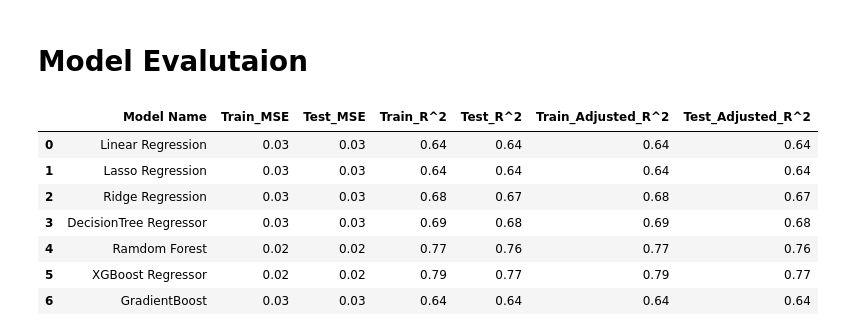
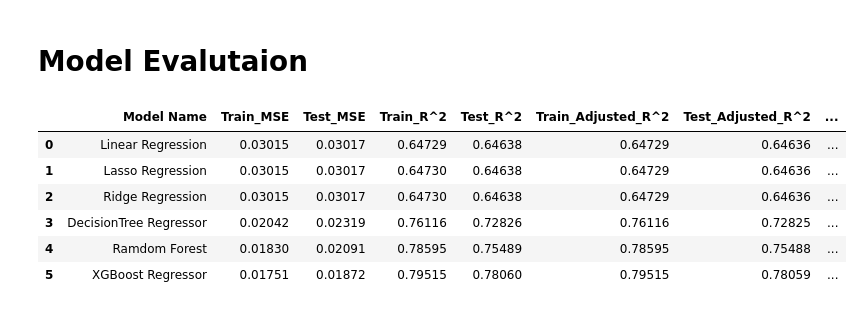
Before and after one commit to NaithaniAR/CapstoneProject-MLRegression, a Jupyter notebook: NYC_Taxi_Trip_Time_Prediction_Capstone_Project.ipynb, the cells around one changed output. Saved outputs shown, nothing was run; the diff lists cells and outputs as text; code cells hidden in the pictures.

```diff
--- a/NYC_Taxi_Trip_Time_Prediction_Capstone_Project.ipynb
+++ b/NYC_Taxi_Trip_Time_Prediction_Capstone_Project.ipynb
@@ -76,5 +69,5 @@ Reading Dataset into df.
 df=pd.read_csv('/content/drive/MyDrive/Almabetter Projects /NYC Taxi Trip Time Prediction /NYC Data/NYC Taxi Data.csv',parse_dates=['pickup_datetime','dropoff_datetime'])
 
 #To suppres scientific notation.
-pd.options.display.float_format = '{:.2f}'.format
+pd.options.display.float_format = '{:.5f}'.format
 pd.set_option('display.max_columns', None)
@@ -1459,33 +1349,23 @@ except Exception:
 # Model Evalutaion
 # %%
 import warnings; warnings.simplefilter('ignore')
-# %%
-models= ['Linear Regression', 'Lasso Regression', 'Ridge Regression','DecisionTree Regressor','Ramdom Forest','XGBoost Regressor','GradientBoost']
-
-#TEST
-test_mse= [lr_test_mse,lasso_test_mse,dtr_test_mse,forest_test_mse,gbr_test_mse,xgb_test_mse,ridge_test_mse]
-test_r2=[lr_test_r2,lasso_test_r2,dtr_test_r2,forest_test_r2,gbr_test_r2,xgb_test_r2,ridge_test_r2]
-test_adjr2=[lr_test_ar2_,lasso_test_ar2_,dtr_test_ar2_,forest_test_ar2_,gbr_test_ar2_,xgb_test_ar2_,ridge_test_ar2_]
-#TRAIN
-train_mse=[lr_train_mse,lasso_train_mse,dtr_train_mse,forest_train_mse,gbr_train_mse,xgb_train_mse,ridge_train_mse]
-train_r2=[lr_train_r2,lasso_train_r2,dtr_train_r2,forest_train_r2,gbr_train_r2,xgb_train_r2,ridge_train_r2]
-train_adjr2=[lr_train_ar2_,lasso_train_ar2_,dtr_train_ar2_,forest_train_ar2_,gbr_train_ar2_,xgb_train_ar2_,ridge_train_ar2_]
 # %%
+models= ['Linear Regression', 'Lasso Regression', 'Ridge Regression','DecisionTree Regressor','Ramdom Forest','XGBoost Regressor','GradientBoost']
 with pd.option_context('display.precision', 10):
  model_comparison = pd.DataFrame({'Model Name': models,
                           'Train_MSE': train_mse,'Test_MSE': test_mse,
                           'Train_R^2': train_r2, 'Test_R^2': test_r2,
-                          'Train_Adjusted_R^2': train_adjr2, 'Test_Adjusted_R^2': test_adjr2})
+                          'Train_Adjusted_R^2': train_adjr2, 'Test_Adjusted_R^2': test_adjr2,
+                          'Test Rsme': test_rmse,'Train Rsme': train_rmse})
 model_comparison
 # %% [output]
-|  | Model Name | Train_MSE | Test_MSE | Train_R^2 | Test_R^2 | Train_Adjusted_R^2 | Test_Adjusted_R^2 |
-| 0 | Linear Regression | 0.03 | 0.03 | 0.64 | 0.64 | 0.64 | 0.64 |
-| 1 | Lasso Regression | 0.03 | 0.03 | 0.64 | 0.64 | 0.64 | 0.64 |
-| 2 | Ridge Regression | 0.03 | 0.03 | 0.68 | 0.67 | 0.68 | 0.67 |
-| 3 | DecisionTree Regressor | 0.03 | 0.03 | 0.69 | 0.68 | 0.69 | 0.68 |
-| 4 | Ramdom Forest | 0.02 | 0.02 | 0.77 | 0.76 | 0.77 | 0.76 |
-| 5 | XGBoost Regressor | 0.02 | 0.02 | 0.79 | 0.77 | 0.79 | 0.77 |
-| 6 | GradientBoost | 0.03 | 0.03 | 0.64 | 0.64 | 0.64 | 0.64 |
+|  | Model Name | Train_MSE | Test_MSE | Train_R^2 | Test_R^2 | Train_Adjusted_R^2 | Test_Adjusted_R^2 | ... |
+| 0 | Linear Regression | 0.03015 | 0.03017 | 0.64729 | 0.64638 | 0.64729 | 0.64636 | ... |
+| 1 | Lasso Regression | 0.03015 | 0.03017 | 0.64730 | 0.64638 | 0.64729 | 0.64636 | ... |
+| 2 | Ridge Regression | 0.03015 | 0.03017 | 0.64730 | 0.64638 | 0.64729 | 0.64636 | ... |
+| 3 | DecisionTree Regressor | 0.02042 | 0.02319 | 0.76116 | 0.72826 | 0.76116 | 0.72825 | ... |
+| 4 | Ramdom Forest | 0.01830 | 0.02091 | 0.78595 | 0.75489 | 0.78595 | 0.75488 | ... |
+| 5 | XGBoost Regressor | 0.01751 | 0.01872 | 0.79515 | 0.78060 | 0.79515 | 0.78059 | ... |
 # %%
 # Writing the dataframe to a csv to ensure no data loss in working
 model_comparison.to_csv('/content/drive/MyDrive/Almabetter Projects /NYC Taxi Trip Time Prediction /NYC Data/model.csv')
```
Also changed, not shown: parts of 106 cells of this notebook.
